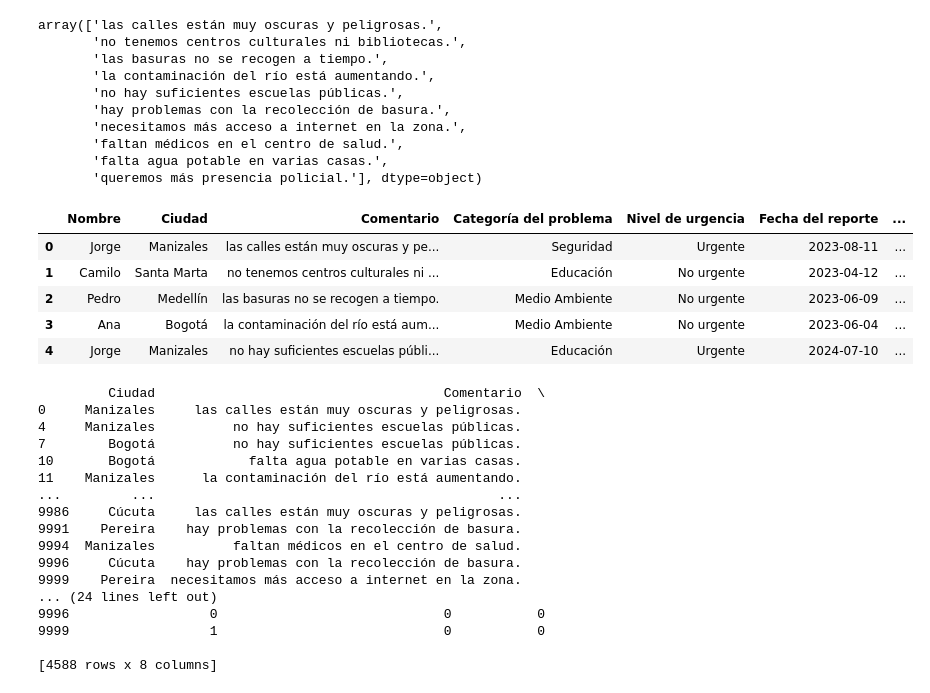
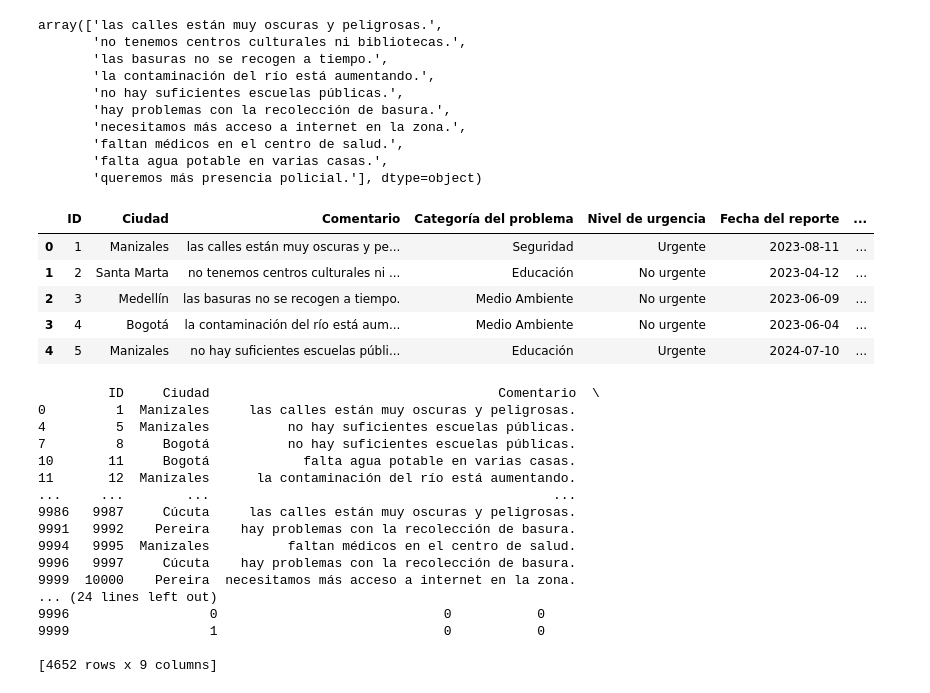
Before and after one commit to ariss99nn/SENASOFT, a Jupyter notebook: RETO.ipynb, the cells around one changed output. Drawn from its saved outputs; the diff is of its cells as text; code cells hidden in the pictures.

```diff
--- a/RETO.ipynb
+++ b/RETO.ipynb
@@ -77,7 +77,7 @@ array(['las calles están muy oscuras y peligrosas.',
        'falta agua potable en varias casas.', nan,
        'queremos más presencia policial.'], dtype=object)
 # %%
-df = df.dropna(subset=['Ciudad'])
+# df = df.dropna(subset=['Ciudad'])
 df.isnull().sum()
 # %% [output]
 ID                                0
@@ -147,16 +142,16 @@ array(['las calles están muy oscuras y peligrosas.',
        'falta agua potable en varias casas.',
        'queremos más presencia policial.'], dtype=object)
 # %%
-df = df.drop(columns=['Edad', 'ID','Género'], errors='ignore')
+df = df.drop(columns=['Edad', 'Nombre','Género'], errors='ignore')
 df['Fecha del reporte'] = pd.to_datetime(df['Fecha del reporte'], errors='coerce')
 df.head()
 # %% [output]
-|  | Nombre | Ciudad | Comentario | Categoría del problema | Nivel de urgencia | Fecha del reporte | ... |
-| 0 | Jorge | Manizales | las calles están muy oscuras y pe... | Seguridad | Urgente | 2023-08-11 | ... |
-| 1 | Camilo | Santa Marta | no tenemos centros culturales ni ... | Educación | No urgente | 2023-04-12 | ... |
-| 2 | Pedro | Medellín | las basuras no se recogen a tiempo. | Medio Ambiente | No urgente | 2023-06-09 | ... |
-| 3 | Ana | Bogotá | la contaminación del río está aum... | Medio Ambiente | No urgente | 2023-06-04 | ... |
-| 4 | Jorge | Manizales | no hay suficientes escuelas públi... | Educación | Urgente | 2024-07-10 | ... |
+|  | ID | Ciudad | Comentario | Categoría del problema | Nivel de urgencia | Fecha del reporte | ... |
+| 0 | 1 | Manizales | las calles están muy oscuras y pe... | Seguridad | Urgente | 2023-08-11 | ... |
+| 1 | 2 | Santa Marta | no tenemos centros culturales ni ... | Educación | No urgente | 2023-04-12 | ... |
+| 2 | 3 | Medellín | las basuras no se recogen a tiempo. | Medio Ambiente | No urgente | 2023-06-09 | ... |
+| 3 | 4 | Bogotá | la contaminación del río está aum... | Medio Ambiente | No urgente | 2023-06-04 | ... |
+| 4 | 5 | Manizales | no hay suficientes escuelas públi... | Educación | Urgente | 2024-07-10 | ... |
 # %%
 def extraer_por_columna(df, columna):
     """Devuelve las filas donde la columna indicada tiene valor 1."""
@@ -165,22 +160,22 @@ def extraer_por_columna(df, columna):
 acce_df = extraer_por_columna(df, "Nivel de urgencia")
 print(acce_df)
 # %% [output]
-         Ciudad                                     Comentario  \
-0     Manizales     las calles están muy oscuras y peligrosas.
-4     Manizales          no hay suficientes escuelas públicas.
-7        Bogotá          no hay suficientes escuelas públicas.
-10       Bogotá            falta agua potable en varias casas.
-11    Manizales      la contaminación del río está aumentando.
-...         ...                                            ...
-9986     Cúcuta     las calles están muy oscuras y peligrosas.
-9991    Pereira    hay problemas con la recolección de basura.
-9994  Manizales          faltan médicos en el centro de salud.
-9996     Cúcuta    hay problemas con la recolección de basura.
-9999    Pereira  necesitamos más acceso a internet en la zona.
+         ID     Ciudad                                     Comentario  \
+0         1  Manizales     las calles están muy oscuras y peligrosas.
+4         5  Manizales          no hay suficientes escuelas públicas.
+7         8     Bogotá          no hay suficientes escuelas públicas.
+10       11     Bogotá            falta agua potable en varias casas.
+11       12  Manizales      la contaminación del río está aumentando.
+...     ...        ...                                            ...
+9986   9987     Cúcuta     las calles están muy oscuras y peligrosas.
+9991   9992    Pereira    hay problemas con la recolección de basura.
+9994   9995  Manizales          faltan médicos en el centro de salud.
+9996   9997     Cúcuta    hay problemas con la recolección de basura.
+9999  10000    Pereira  necesitamos más acceso a internet en la zona.
 ... (24 lines left out)
 9996                  0                             0           0
 9999                  1                             0           0
 
-[4588 rows x 8 columns]
+[4652 rows x 9 columns]
 # %%
 df = df.dropna(subset=["Categoría del problema"])
```
Also changed, not shown: parts of 10 cells of this notebook.
